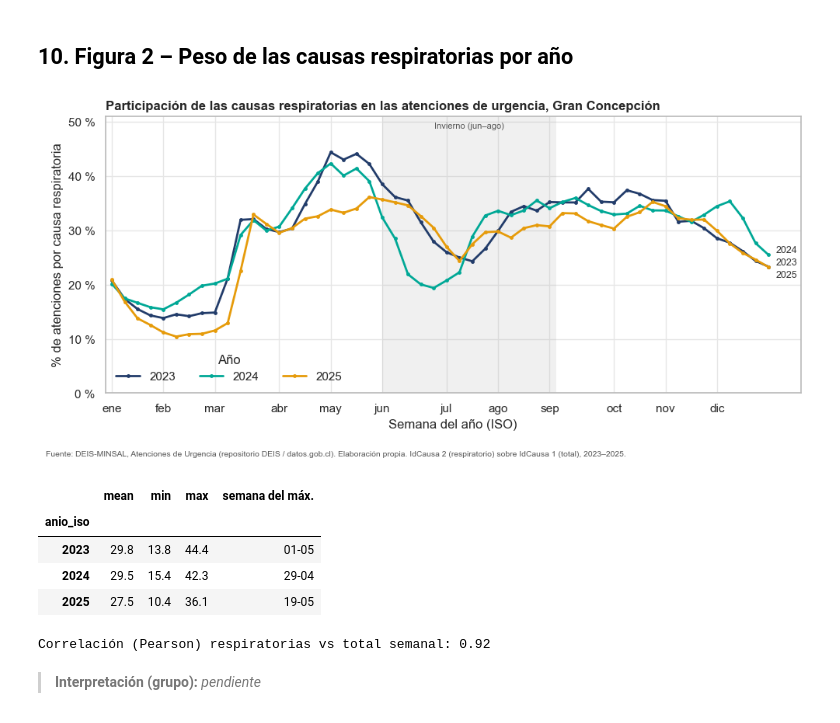
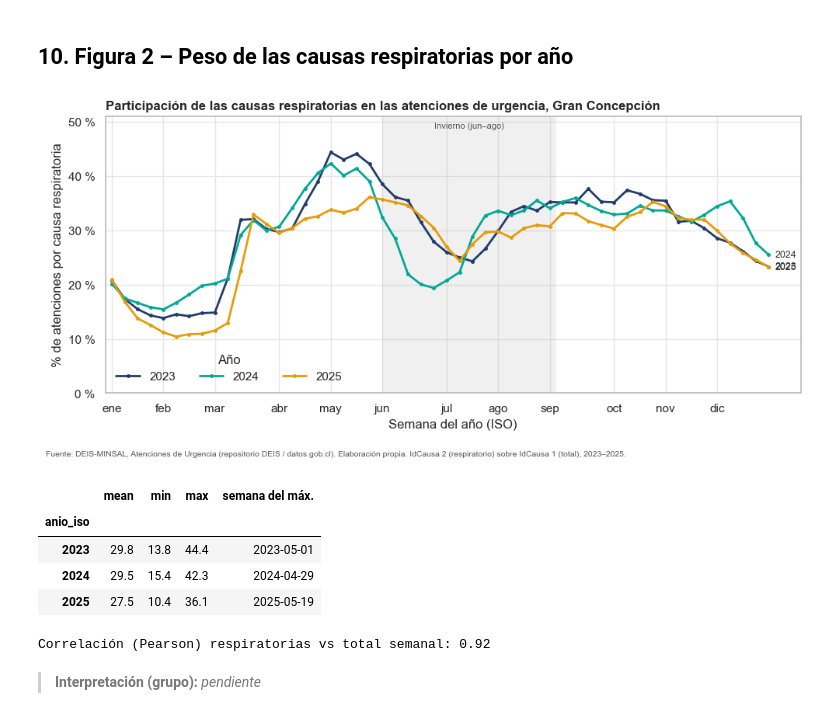
Before and after one commit to crizcar/ML_TrabajoSemestral, a Jupyter notebook: Trabajo.ipynb, the cells around one changed output. Saved outputs shown, nothing was run; the diff lists cells and outputs as text; code cells hidden in the pictures.

```diff
--- a/Trabajo.ipynb
+++ b/Trabajo.ipynb
@@ -589,13 +575,12 @@ display(tabla3b)
 # %%
 fig, ax = plt.subplots(figsize=(10, 4.8))
 sombrear_invierno(ax)
-finales = {}
 for a in ANIOS_EDA:
     s = tot[tot["anio_iso"] == a].set_index("semana_iso")["atenciones"]
     ax.plot(s.index, s.values, color=COLOR_ANIO[a], lw=2, marker="o", ms=2.5, label=str(a))
-    finales[str(a)] = s.iloc[-1]
+    ax.annotate(str(a), xy=(52, s.iloc[-1]), xytext=(6, 0), textcoords="offset points", va="center",
+                fontsize=9, color="#333333")
 ax.set_ylim(0, tot["atenciones"].max() * 1.15)
-etiquetas_finales(ax, finales)
 ax.yaxis.set_major_formatter(FuncFormatter(miles))
 eje_semanas(ax)
 ax.set_xlim(0.5, 54.5)
@@ -627,38 +612,36 @@ display(pd.DataFrame(res).set_index("año"))
 # %%
 assert (piv[ID_RESP] <= piv[ID_OBJETIVO]).all(), "el subtotal respiratorio supera al total"
 tot["pct_resp"] = 100 * tot["atenciones_resp"] / tot["atenciones"]
 
 fig, ax = plt.subplots(figsize=(10, 4.8))
 sombrear_invierno(ax)
-finales = {}
 for a in ANIOS_EDA:
     s = tot[tot["anio_iso"] == a].set_index("semana_iso")["pct_resp"]
     ax.plot(s.index, s.values, color=COLOR_ANIO[a], lw=2, marker="o", ms=2.5, label=str(a))
-    finales[str(a)] = s.iloc[-1]
+    ax.annotate(str(a), xy=(52, s.iloc[-1]), xytext=(6, 0), textcoords="offset points", va="center",
+                fontsize=9, color="#333333")
 ax.set_ylim(0, tot["pct_resp"].max() * 1.15)
-etiquetas_finales(ax, finales)
 ax.yaxis.set_major_formatter(FuncFormatter(lambda x, _: f"{x:.0f} %"))
 eje_semanas(ax)
 ax.set_xlim(0.5, 54.5)
 ax.set_ylabel("% de atenciones por causa respiratoria")
 ax.set_xlabel("Semana del año (ISO)")
 ax.legend(title="Año", loc="lower left", frameon=False, ncols=3)
 ax.set_title("Participación de las causas respiratorias en las atenciones de urgencia, Gran Concepción", loc="left")
 guardar_fig(fig, "fig2_participacion_respiratoria_por_anio",
             f"IdCausa {ID_RESP} (respiratorio) sobre IdCausa {ID_OBJETIVO} (total), 2023–2025.")
 plt.show()
 
-resumen_resp = tot.groupby("anio_iso")["pct_resp"].agg(["mean", "min", "max"]).round(1)
-resumen_resp["semana del máx."] = tot.groupby("anio_iso")["pct_resp"].idxmax().dt.strftime("%d-%m")
-display(resumen_resp)
+display(tot.groupby("anio_iso")["pct_resp"].agg(["mean", "min", "max", "idxmax"]).round(1)
+           .rename(columns={"idxmax": "semana del máx."}))
 print(f"Correlación (Pearson) respiratorias vs total semanal: {tot['atenciones_resp'].corr(tot['atenciones']):.2f}")
 # %% [output]
-[figure, old version]
+[figure, new version]
 |  | mean | min | max | semana del máx. |
 | anio_iso |  |  |  |  |
-| 2023 | 29.8 | 13.8 | 44.4 | 01-05 |
-| 2024 | 29.5 | 15.4 | 42.3 | 29-04 |
-| 2025 | 27.5 | 10.4 | 36.1 | 19-05 |
+| 2023 | 29.8 | 13.8 | 44.4 | 2023-05-01 |
+| 2024 | 29.5 | 15.4 | 42.3 | 2024-04-29 |
+| 2025 | 27.5 | 10.4 | 36.1 | 2025-05-19 |
 Correlación (Pearson) respiratorias vs total semanal: 0.92
 # %% [markdown]
 > **Interpretación (grupo):** _pendiente_
```
Also changed, not shown: parts of 3 cells of this notebook.
